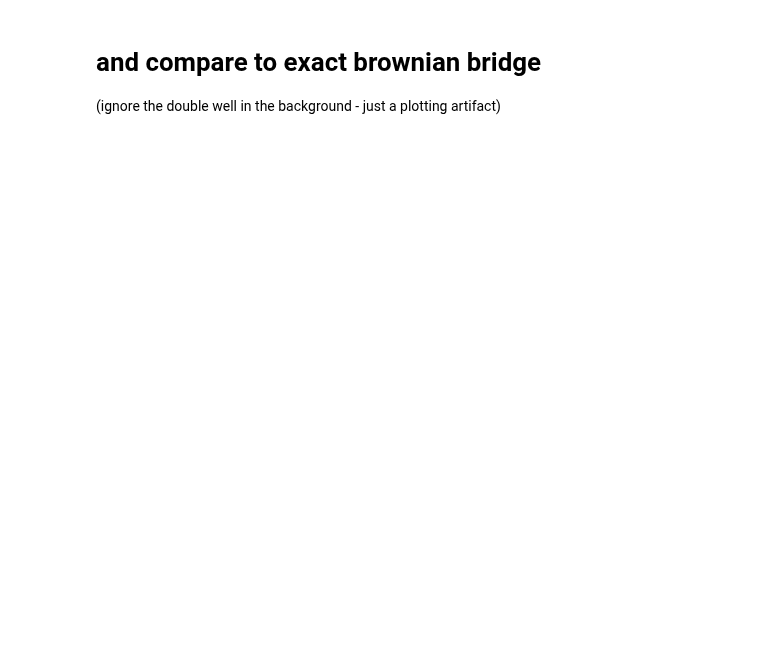
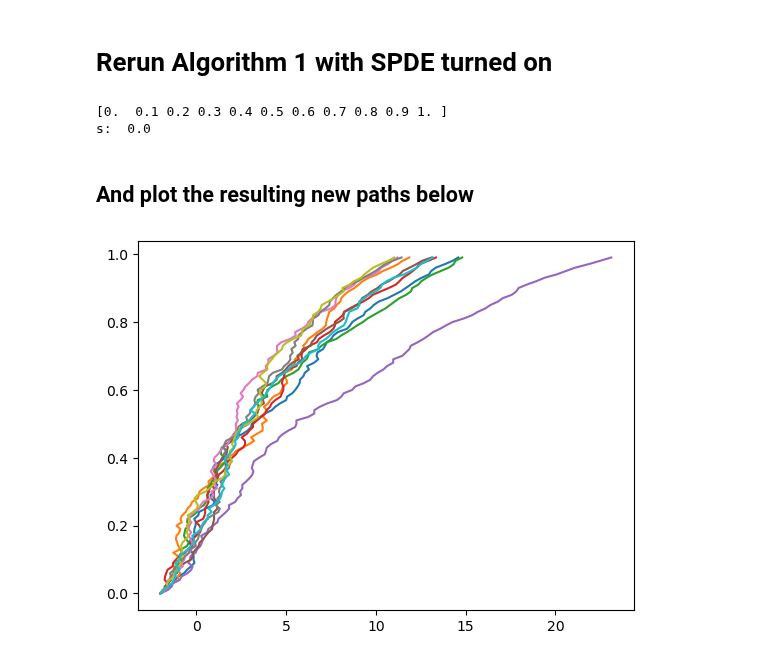
Before and after one commit to reubenharry/path_sampling, a Jupyter notebook: notebooks/notebook_0.ipynb, the cells around one changed output. Drawn from its saved outputs; the diff is of its cells as text; code cells hidden in the pictures; blank space fills up the shorter version.

```diff
--- a/notebooks/notebook_0.ipynb
+++ b/notebooks/notebook_0.ipynb
@@ -101,4 +110,63 @@ for path in xs:
-# %% [markdown]
-# and compare to exact brownian bridge
-
-(ignore the double well in the background - just a plotting artifact)
+# %% [markdown]
+# Rerun Algorithm 1 with SPDE turned on
+# %%
+key = jax.random.key(0)
+schedule = np.linspace(0,1,11)   # schedule for s
+print(schedule)
+
+
+ndims = 1
+
+hyperparams={'dt': 0.01, 'num_steps': 100, 'num_training_steps' : 200, 'batch_size' : 500}
+
+
+# b = lambda x, t: -jax.grad(make_double_well_potential(v=5.0))(x)
+b = lambda x, t: 0.0    # prior drift
+A = 0
+dbds = MLP([3,30,20,10,1], key=jax.random.key(1))
+B = 2.0   # endpoint location
+
+for i, s in enumerate(schedule):
+
+    key = jax.random.fold_in(key, i)
+
+    # update b -> b + dbds
+    b, A = update_non_amortized(
+        V=lambda x: 0.0,   # prior potential, in this case Brownian motion with V(x)=0
+        b=b,
+        J=lambda x,y: (1.0/2)*(1/0.1**2)*(x[-1,0]- B)**2,   # sigma = 0.1
+        dbds=dbds,
+        hyperparams=hyperparams,
+        key=key,
+        schedule=schedule,
+        i=i,
+        prior='sde_prior',
+        A=A,
+        rho = lambda key: jnp.zeros((1,))-2.,   #initial point
+        refine=True   # default is 30 SPDE steps between every s -> s+\delta_s, with inner stepsize=0.001 for SPDE
+    )
+# %% [output]
+[0.  0.1 0.2 0.3 0.4 0.5 0.6 0.7 0.8 0.9 1. ]
+s:  0.0
+# %% [markdown]
+## And plot the resulting new paths below
+# %%
+
+path_key, model_key, refine_key = jax.random.split(key, 3)
+
+W = lambda _, key: jnp.sqrt(2)*jax.random.normal(key, shape=(ndims,))
+
+
+# xs : [batch_size, num_steps, ndims]
+xs, times = jax.pmap(lambda key:sample_sde(
+b=b,
+W = W,
+rho =  lambda key: jnp.zeros((ndims,))-2.0,
+key=key,
+dt=hyperparams['dt'],
+num_steps=hyperparams['num_steps']))(jax.random.split(path_key, 10))
+
+for path in xs:
+    plt.plot(path, times[0])
+# %% [output]
+[figure, added]
```
Also changed, not shown: parts of 12 cells of this notebook.
